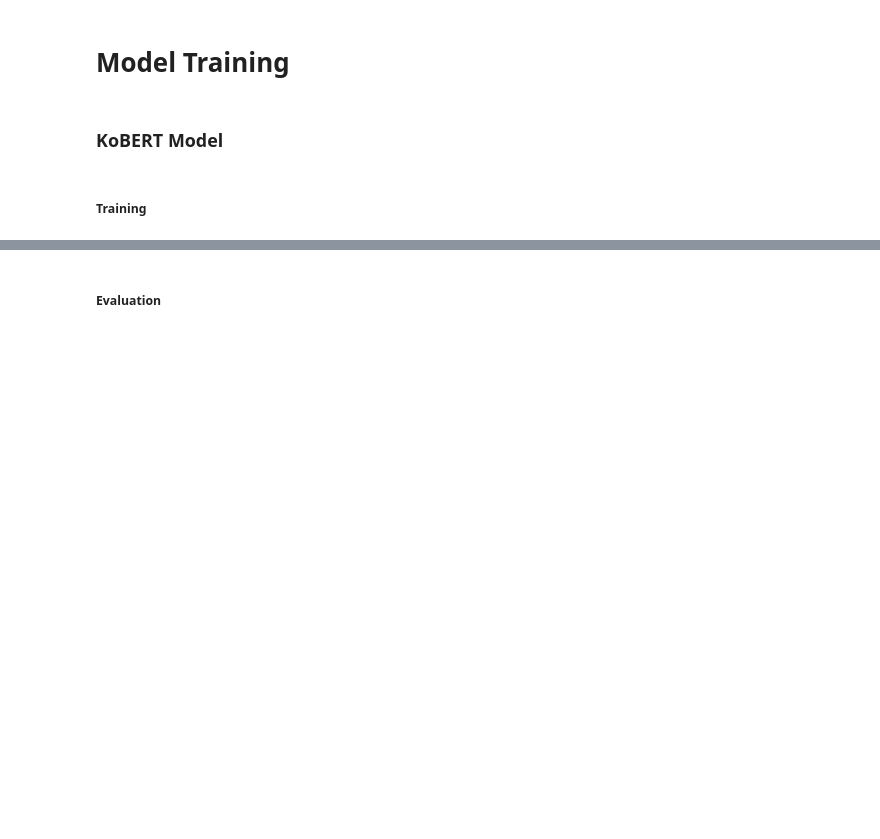
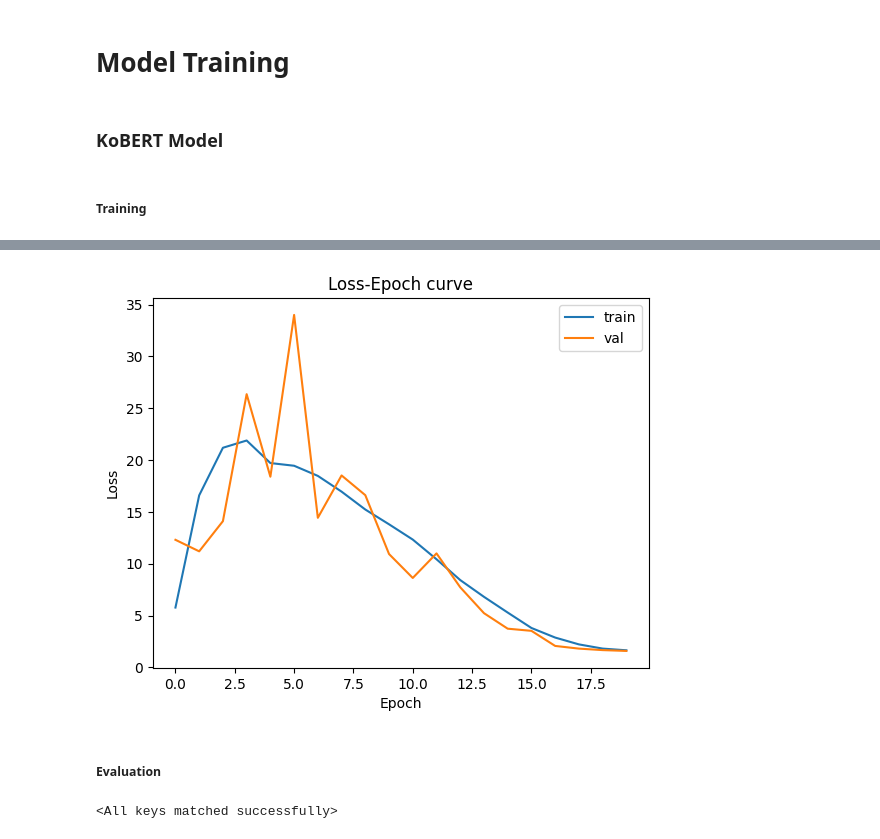
Before and after one commit to pal-ette/iNotePal, a Jupyter notebook: models/감성대화_KoBERT.ipynb, the cells around one changed output, grey strips where cells are left out. Cells and saved outputs as stored; diff of their text form; code cells hidden in the pictures; blank space fills up the shorter version.

```diff
--- a/models/감성대화_KoBERT.ipynb
+++ b/models/감성대화_KoBERT.ipynb
@@ -266,5 +201,6 @@ testset = BERTDataset(test, 0, 1, tok, vocab, max_len, True, False) # 215
 # %%
 train_dataloader = torch.utils.data.DataLoader(trainset, batch_size=batch_size)
+valid_dataloader = torch.utils.data.DataLoader(validset, batch_size=batch_size)
 test_dataloader = torch.utils.data.DataLoader(testset, batch_size=batch_size)
 # %% [markdown]
 # Model Training
@@ -280,7 +216,7 @@ num_epochs = 20
 warmup_ratio = 0.1
 max_grad_norm = 1
 log_interval = 200
-learning_rate = 0.01
+learning_rate = 0.1
 # %%
 class BERTClassifier(nn.Module):
     def __init__(self,
@@ -334,12 +270,14 @@ def calc_accuracy(X, Y):
 # %% [markdown]
 ##### Training
 # %%
-best_test_acc = 0.0
+best_val_acc, best_val_loss = 0.0, 100.0
 best_model = None
 
+train_loss_epoch, val_loss_epoch = [], []
+
 for e in range(num_epochs):
-    train_acc = 0.0
-    test_acc = 0.0
+    train_acc, train_loss = 0.0, 0.0
+    val_acc, val_loss = 0.0, 0.0
     model.train()
     for batch_id, (token_ids, valid_length, segment_ids, label) in enumerate(tqdm.notebook.tqdm(train_dataloader)):
         optimizer.zero_grad()
@@ -349,25 +287,32 @@ for e in range(num_epochs):
         label = label.long().to(device)
         out = model(token_ids, valid_length, segment_ids)
         loss = loss_fn(out, label)
+        train_loss += loss.item()
         loss.backward()
         torch.nn.utils.clip_grad_norm_(model.parameters(), max_grad_norm)
         optimizer.step()
         scheduler.step()  # Update learning rate schedule
         train_acc += calc_accuracy(out, label)
     tot_train_acc = train_acc / (batch_id+1)
-    print("epoch {} train acc {}".format(e+1, tot_train_acc))
+    mean_train_loss = train_loss / (batch_id+1)
+    train_loss_epoch.append(mean_train_loss)
+    print("epoch {} train acc {} loss {}".format(e+1, tot_train_acc, mean_train_loss))
 
     model.eval()
-    for batch_id, (token_ids, valid_length, segment_ids, label) in enumerate(tqdm.notebook.tqdm(test_dataloader)):
+    for batch_id, (token_ids, valid_length, segment_ids, label) in enumerate(tqdm.notebook.tqdm(valid_dataloader)):
         token_ids = token_ids.long().to(device)
         segment_ids = segment_ids.long().to(device)
         valid_length = valid_length
         label = label.long().to(device)
         out = model(token_ids, valid_length, segment_ids)
-        test_acc += calc_accuracy(out, label)
-    tot_acc = test_acc / (batch_id+1)
-    print("epoch {} test acc {}".format(e+1, tot_acc))
-    if best_test_acc < tot_acc:
-      best_test_acc = tot_acc
+        loss = loss_fn(out, label)
+        val_loss += loss.item()
+        val_acc += calc_accuracy(out, label)
+    tot_acc = val_acc / (batch_id+1)
+    mean_val_loss = val_loss / (batch_id+1)
+    val_loss_epoch.append(mean_val_loss)
+    print("epoch {} valid acc {} loss{}".format(e+1, tot_acc, mean_val_loss))
+    if best_val_loss > mean_val_loss:
+      mean_val_loss = mean_val_loss
       best_model = deepcopy(model.state_dict())
 # %% [output]
@@ -389,3 +338,19 @@ torch.save(model.state_dict(), 'KoBERT_best.pt')
+# %%
+
+plt.plot(train_loss_epoch)
+plt.plot(val_loss_epoch)
+plt.title('Loss-Epoch curve')
+plt.ylabel('Loss')
+plt.xlabel('Epoch')
+plt.legend(['train', 'val'], loc='upper right')
+plt.show()
+# %% [output]
+[figure, added]
 # %% [markdown]
 ##### Evaluation
+# %%
+pre_trained_model = BERTClassifier(bertmodel, num_classes=num_classes, dr_rate=0.4).to(device)
+pre_trained_model.load_state_dict(torch.load('KoBERT_best.pt'))
+# %% [output]
+<All keys matched successfully>
 # %%
```
Also changed, not shown: parts of 21 cells of this notebook.
